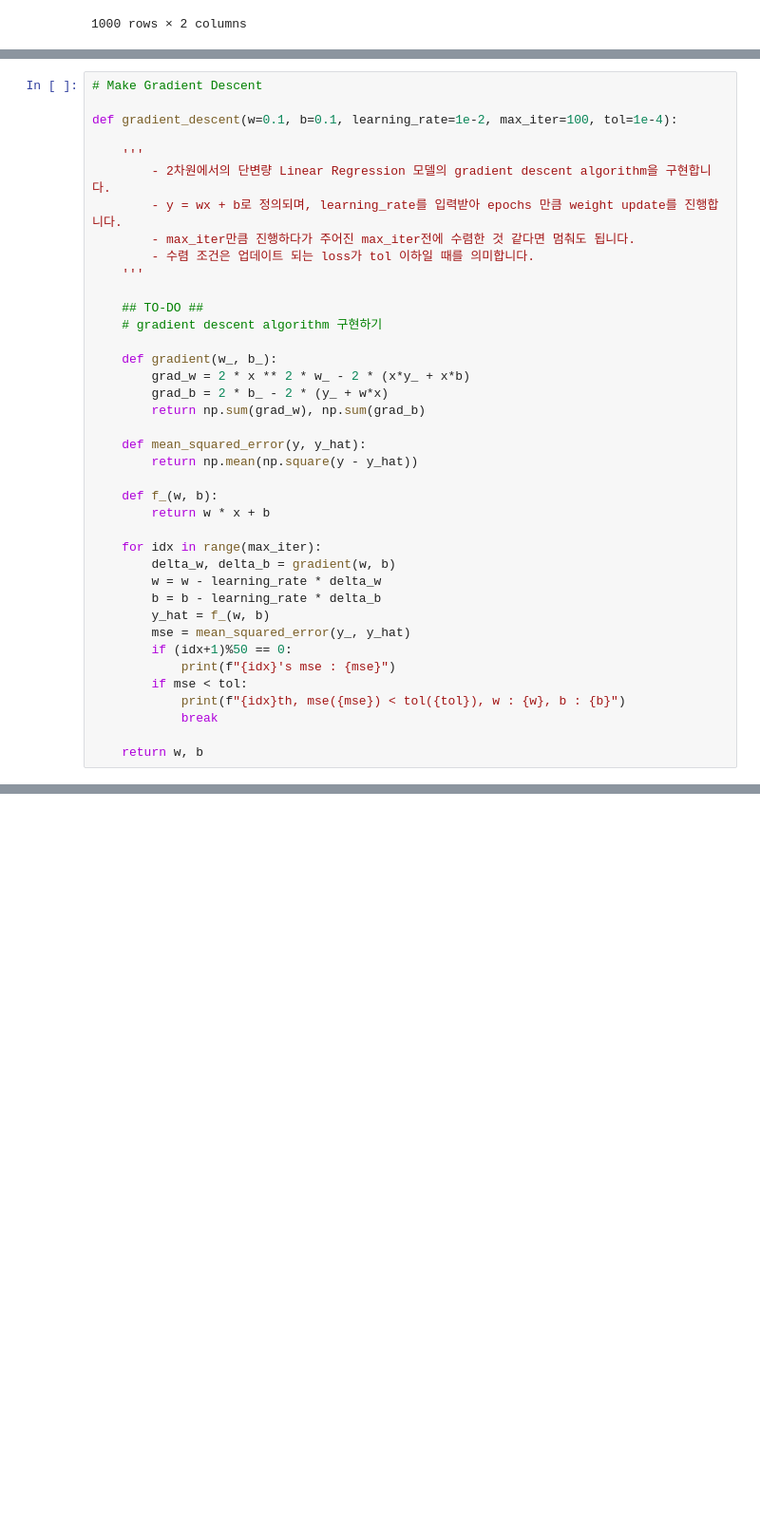
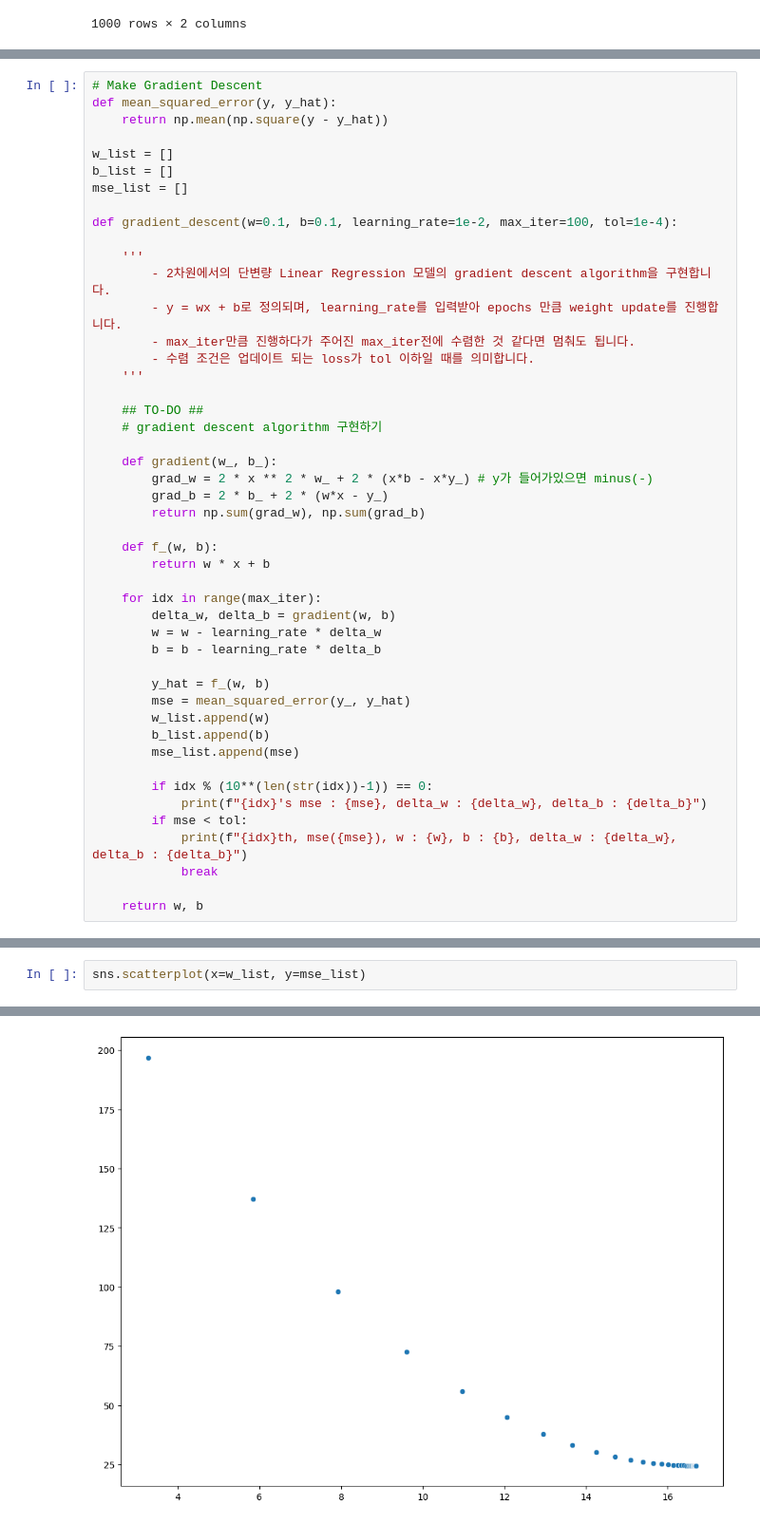
Before and after one commit to sajacaros/bootcamp_colab, a Jupyter notebook: Linear_Regression_Python_Implementation.ipynb, the cells around one changed output, grey strips where cells are left out. Shown: that part at 95% size. Drawn from its saved outputs; the diff is of its cells as text; blank space fills up the shorter version.

```diff
--- a/Linear_Regression_Python_Implementation.ipynb
+++ b/Linear_Regression_Python_Implementation.ipynb
@@ -35,6 +39,12 @@ sns.scatterplot(data=data, x='x', y='y')
 [figure]
 # %%
 # Make Gradient Descent
+def mean_squared_error(y, y_hat):
+    return np.mean(np.square(y - y_hat))
+
+w_list = []
+b_list = []
+mse_list = []
 
 def gradient_descent(w=0.1, b=0.1, learning_rate=1e-2, max_iter=100, tol=1e-4):
 
@@ -49,12 +59,9 @@ def gradient_descent(w=0.1, b=0.1, learning_rate=1e-2, max_iter=100, tol=1e-4):
     # gradient descent algorithm 구현하기
 
     def gradient(w_, b_):
-        grad_w = 2 * x ** 2 * w_ - 2 * (x*y_ + x*b)
-        grad_b = 2 * b_ - 2 * (y_ + w*x)
+        grad_w = 2 * x ** 2 * w_ + 2 * (x*b - x*y_) # y가 들어가있으면 minus(-)
+        grad_b = 2 * b_ + 2 * (w*x - y_)
         return np.sum(grad_w), np.sum(grad_b)
-
-    def mean_squared_error(y, y_hat):
-        return np.mean(np.square(y - y_hat))
 
     def f_(w, b):
         return w * x + b
@@ -63,12 +70,17 @@ def gradient_descent(w=0.1, b=0.1, learning_rate=1e-2, max_iter=100, tol=1e-4):
         delta_w, delta_b = gradient(w, b)
         w = w - learning_rate * delta_w
         b = b - learning_rate * delta_b
+
         y_hat = f_(w, b)
         mse = mean_squared_error(y_, y_hat)
-        if (idx+1)%50 == 0:
-            print(f"{idx}'s mse : {mse}")
+        w_list.append(w)
+        b_list.append(b)
+        mse_list.append(mse)
+
+        if idx % (10**(len(str(idx))-1)) == 0:
+            print(f"{idx}'s mse : {mse}, delta_w : {delta_w}, delta_b : {delta_b}")
         if mse < tol:
-            print(f"{idx}th, mse({mse}) < tol({tol}), w : {w}, b : {b}")
+            print(f"{idx}th, mse({mse}), w : {w}, b : {b}, delta_w : {delta_w}, delta_b : {delta_b}")
             break
 
     return w, b
@@ -88,0 +121,3 @@ sns.lineplot(x=data['x'], y=w*data['x'] + b)
+# %%
+sns.scatterplot(x=w_list, y=mse_list)
+# %% [output]
@@ -88,0 +125 @@ sns.lineplot(x=data['x'], y=w*data['x'] + b)
+[figure, added]
```
Also changed, not shown: parts of 6 cells of this notebook.
